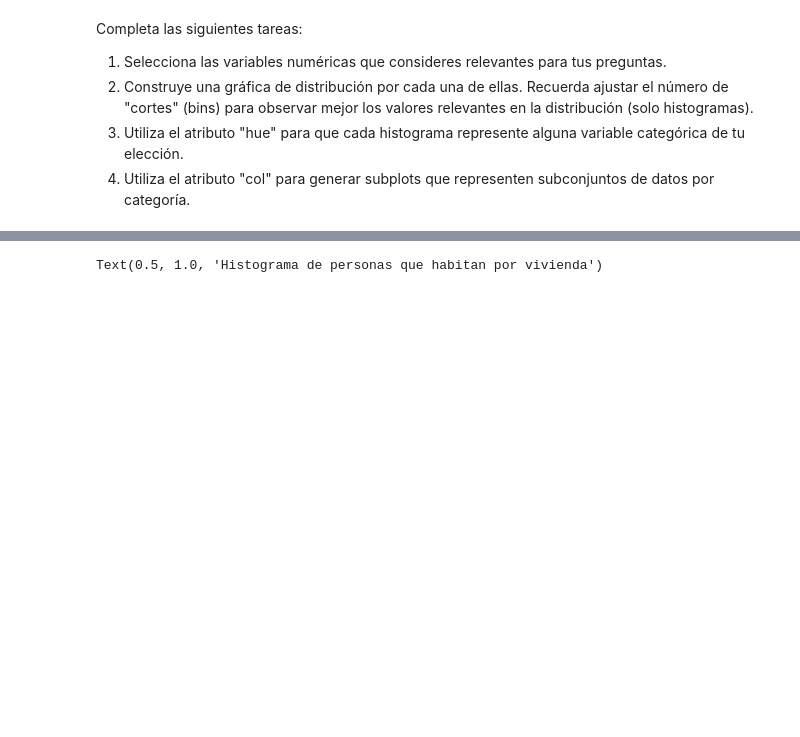
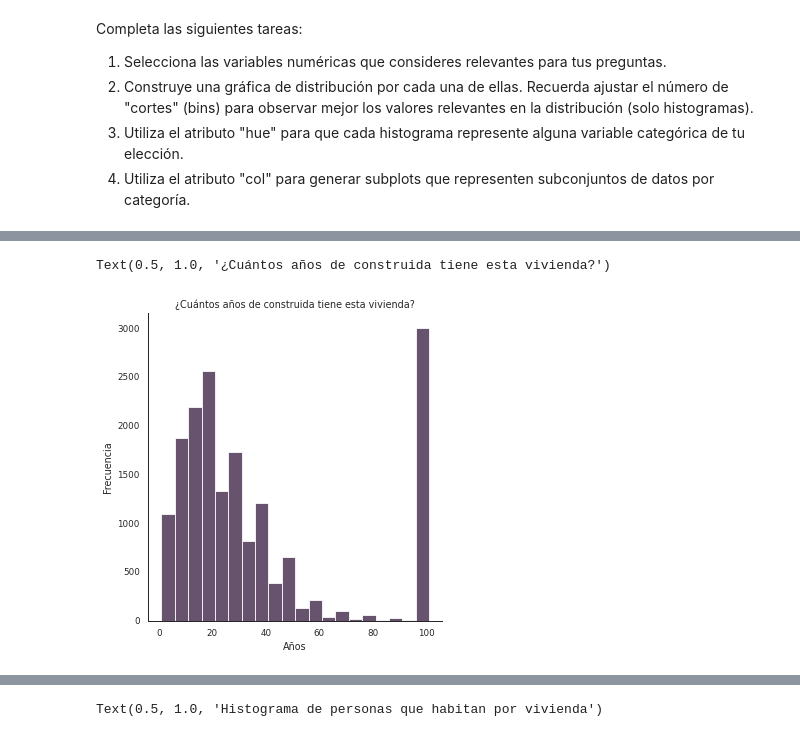
Before and after one commit to salazar-io/Challenge-Data-Visualization_DevF, a Jupyter notebook: Copy_of_Copia_de_Challenge_2.ipynb, the cells around one changed output, grey strips where cells are left out. Cells and saved outputs as stored; diff of their text form; code cells hidden in the pictures; blank space fills up the shorter version.

```diff
--- a/Copy_of_Copia_de_Challenge_2.ipynb
+++ b/Copy_of_Copia_de_Challenge_2.ipynb
@@ -183,0 +214,8 @@ ax = sns.histplot(inegi_df2, x = "P1_1", discrete=(True, False))
+# %%
+sns.displot(inegi_df2["P3_7_1"], binwidth = 5)
+plt.xlabel("Años")
+plt.ylabel("Frecuencia")
+plt.title("¿Cuántos años de construida tiene esta vivienda?")
+# %% [output]
+Text(0.5, 1.0, '¿Cuántos años de construida tiene esta vivienda?')
+[figure, added]
```
Also changed, not shown: parts of 24 cells of this notebook.
